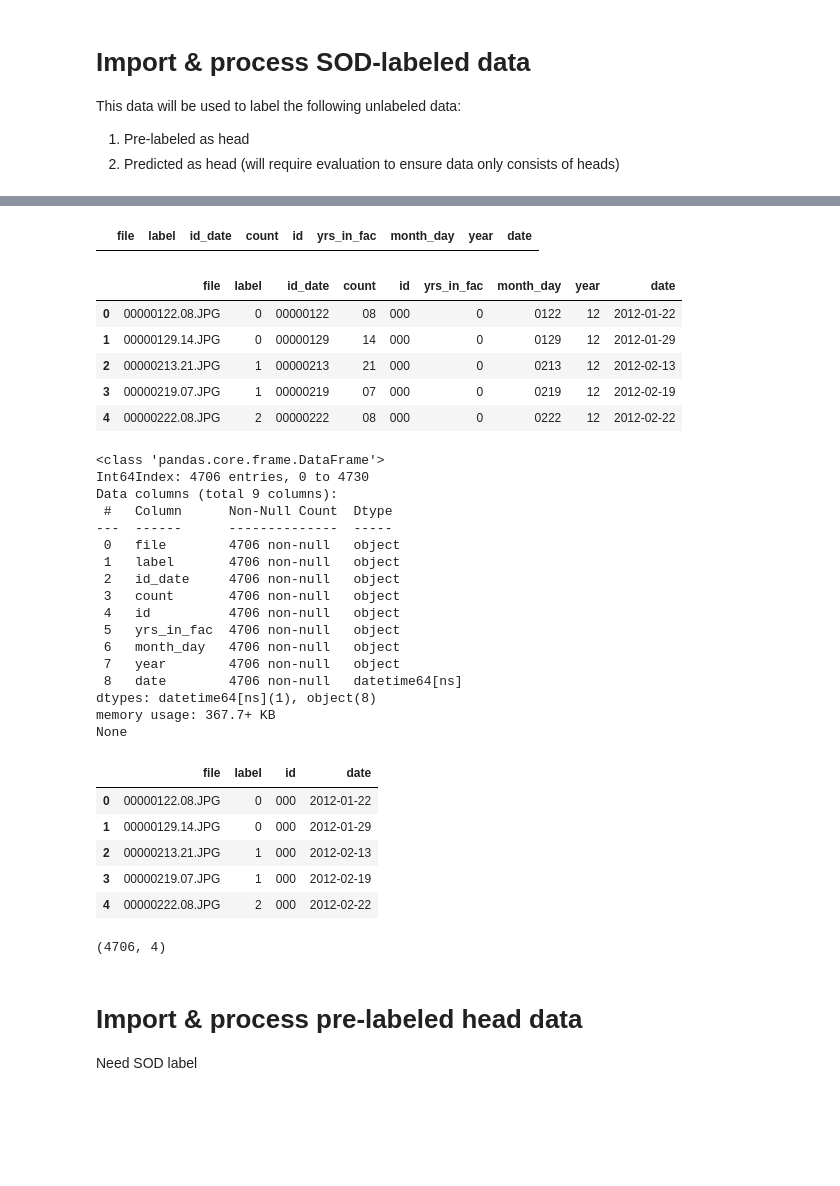
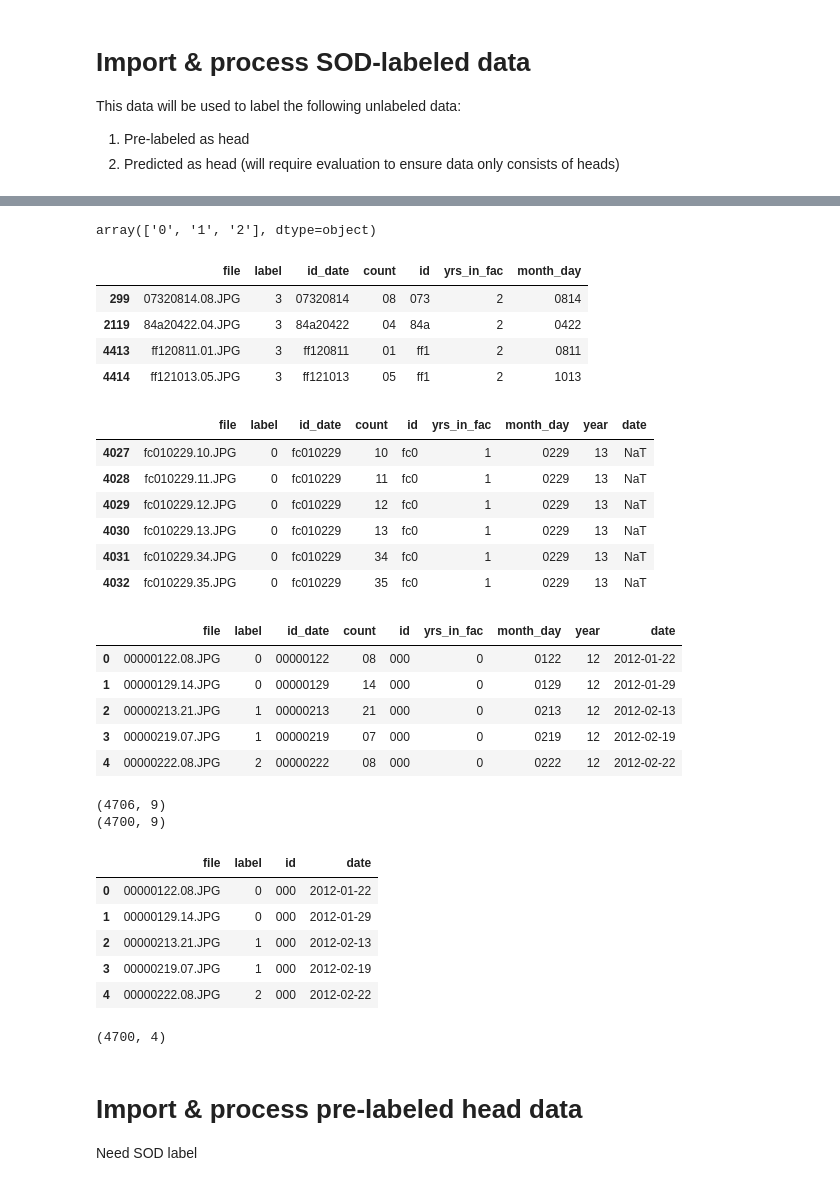
Before and after one commit to annamarianau/human_decomposition_image_classification, a Jupyter notebook: notebooks/label_propagation.ipynb, the cells around one changed output, grey strips where cells are left out. Cells and saved outputs as stored; diff of their text form; code cells hidden in the pictures; blank space fills up the shorter version.

```diff
--- a/notebooks/label_propagation.ipynb
+++ b/notebooks/label_propagation.ipynb
@@ -16,0 +28,3 @@ This data will be used to label the following unlabeled data:
+# %%
+# remove any spaces
+df_SOD_labeled[8] = df_SOD_labeled[8].str.replace(' ','')
@@ -17,19 +66,9 @@ This data will be used to label the following unlabeled data:
 # %%
-df_SOD_labeled = pd.read_csv('../data/original/stages.csv.20221114_correct.processed', header=None, delimiter='/',
-                    usecols=[8])
-display(df_SOD_labeled.head())
-
-df_SOD_labeled[['file','label']] = df_SOD_labeled[8].str.split(',', expand=True)
-# remove duplicates
-df_SOD_labeled.drop_duplicates(subset='file', keep="first", inplace=True)
-df_SOD_labeled['file'] = df_SOD_labeled['file'].str.replace(' ','')
-df_SOD_labeled[['id_date', 'count','ext']] = df_SOD_labeled['file'].str.split('.', expand=True)
-df_SOD_labeled['id'] = df_SOD_labeled['id_date'].str.slice(stop=3)
-df_SOD_labeled['yrs_in_fac'] = df_SOD_labeled['id_date'].str.slice(start=4, stop=5)
-df_SOD_labeled['month_day'] = df_SOD_labeled['id_date'].str.slice(start=4)
+# split id_date column into multiple columns
+df_SOD_labeled['id'] = df_SOD_labeled['id_date'].str[:3]
+df_SOD_labeled['yrs_in_fac'] = df_SOD_labeled['id_date'].str[3]
+df_SOD_labeled['month_day'] = df_SOD_labeled['id_date'].str[4:]
 df_SOD_labeled.drop([8,'ext'], axis=1, inplace=True)
 display(df_SOD_labeled.head())
 print(df_SOD_labeled.shape)
-print(df_SOD_labeled.info())
-display(df_SOD_labeled.describe())
 # %% [output]
@@ -69,45 +82,54 @@ None
+# %%
+# get unique values of yrs_in_fac column
+df_SOD_labeled.yrs_in_fac.unique()
+# %% [output]
+array(['0', '1', '2'], dtype=object)
+# %%
+df_SOD_labeled[df_SOD_labeled.yrs_in_fac == '2']
+# %% [output]
+|  | file | label | id_date | count | id | yrs_in_fac | month_day |
+| 299 | 07320814.08.JPG | 3 | 07320814 | 08 | 073 | 2 | 0814 |
+| 2119 | 84a20422.04.JPG | 3 | 84a20422 | 04 | 84a | 2 | 0422 |
+| 4413 | ff120811.01.JPG | 3 | ff120811 | 01 | ff1 | 2 | 0811 |
+| 4414 | ff121013.05.JPG | 3 | ff121013 | 05 | ff1 | 2 | 1013 |
 # %%
 # create 'year' column from 'yrs_in_fac' column and then a 'date' column
 def assign_year(row):
     if row['yrs_in_fac'] == '0':
         val = '12'
     elif row['yrs_in_fac']  == '1':
         val = '13'
+    elif row['yrs_in_fac']  == '2':
+        val = '14'
     return val
 
 df_SOD_labeled['year'] = df_SOD_labeled.apply(assign_year, axis=1)  # create year column
 df_SOD_labeled['date'] = df_SOD_labeled['year']+df_SOD_labeled['month_day']  # create date column
 
 # convert 'date' to dtype datetime
 df_SOD_labeled['date'] = pd.to_datetime(df_SOD_labeled['date'], format='%y%m%d', errors='coerce')
 display(df_SOD_labeled[df_SOD_labeled['date'].isnull()])
 display(df_SOD_labeled.head())
-print(df_SOD_labeled.info())
+print(df_SOD_labeled.shape)
+
+df_SOD_labeled = df_SOD_labeled[df_SOD_labeled.date.notnull()].copy()
+print(df_SOD_labeled.shape)
 # %% [output]
 |  | file | label | id_date | count | id | yrs_in_fac | month_day | year | date |
+| 4027 | fc010229.10.JPG | 0 | fc010229 | 10 | fc0 | 1 | 0229 | 13 | NaT |
+| 4028 | fc010229.11.JPG | 0 | fc010229 | 11 | fc0 | 1 | 0229 | 13 | NaT |
+| 4029 | fc010229.12.JPG | 0 | fc010229 | 12 | fc0 | 1 | 0229 | 13 | NaT |
+| 4030 | fc010229.13.JPG | 0 | fc010229 | 13 | fc0 | 1 | 0229 | 13 | NaT |
+| 4031 | fc010229.34.JPG | 0 | fc010229 | 34 | fc0 | 1 | 0229 | 13 | NaT |
+| 4032 | fc010229.35.JPG | 0 | fc010229 | 35 | fc0 | 1 | 0229 | 13 | NaT |
 |  | file | label | id_date | count | id | yrs_in_fac | month_day | year | date |
 | 0 | 00000122.08.JPG | 0 | 00000122 | 08 | 000 | 0 | 0122 | 12 | 2012-01-22 |
 | 1 | 00000129.14.JPG | 0 | 00000129 | 14 | 000 | 0 | 0129 | 12 | 2012-01-29 |
 | 2 | 00000213.21.JPG | 1 | 00000213 | 21 | 000 | 0 | 0213 | 12 | 2012-02-13 |
 | 3 | 00000219.07.JPG | 1 | 00000219 | 07 | 000 | 0 | 0219 | 12 | 2012-02-19 |
 | 4 | 00000222.08.JPG | 2 | 00000222 | 08 | 000 | 0 | 0222 | 12 | 2012-02-22 |
-<class 'pandas.core.frame.DataFrame'>
-Int64Index: 4706 entries, 0 to 4730
-Data columns (total 9 columns):
- #   Column      Non-Null Count  Dtype
----  ------      --------------  -----
- 0   file        4706 non-null   object
- 1   label       4706 non-null   object
- 2   id_date     4706 non-null   object
- 3   count       4706 non-null   object
- 4   id          4706 non-null   object
- 5   yrs_in_fac  4706 non-null   object
- 6   month_day   4706 non-null   object
- 7   year        4706 non-null   object
- 8   date        4706 non-null   datetime64[ns]
-dtypes: datetime64[ns](1), object(8)
-memory usage: 367.7+ KB
-None
+(4706, 9)
+(4700, 9)
 # %%
 df_SOD_labeled2 = df_SOD_labeled[['file','label', 'id','date']].copy()
 display(df_SOD_labeled2.head())
@@ -119,7 +141,7 @@ print(df_SOD_labeled2.shape)
 | 2 | 00000213.21.JPG | 1 | 000 | 2012-02-13 |
 | 3 | 00000219.07.JPG | 1 | 000 | 2012-02-19 |
 | 4 | 00000222.08.JPG | 2 | 000 | 2012-02-22 |
-(4706, 4)
+(4700, 4)
 # %% [markdown]
 # Import & process pre-labeled head data
 Need SOD label
```
Also changed, not shown: parts of 14 cells of this notebook.
